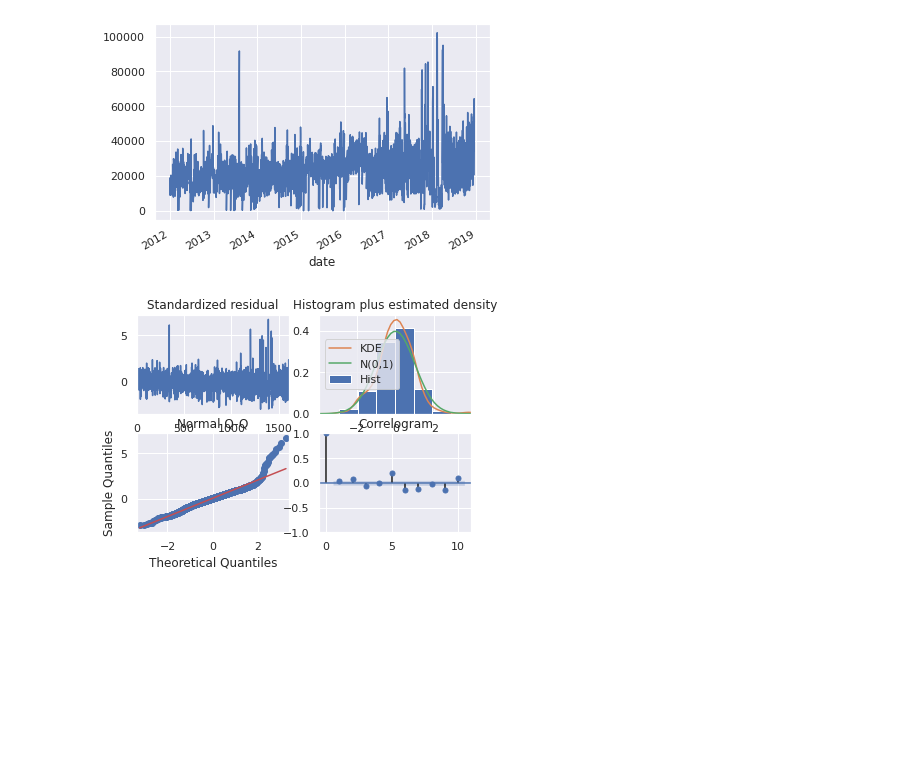
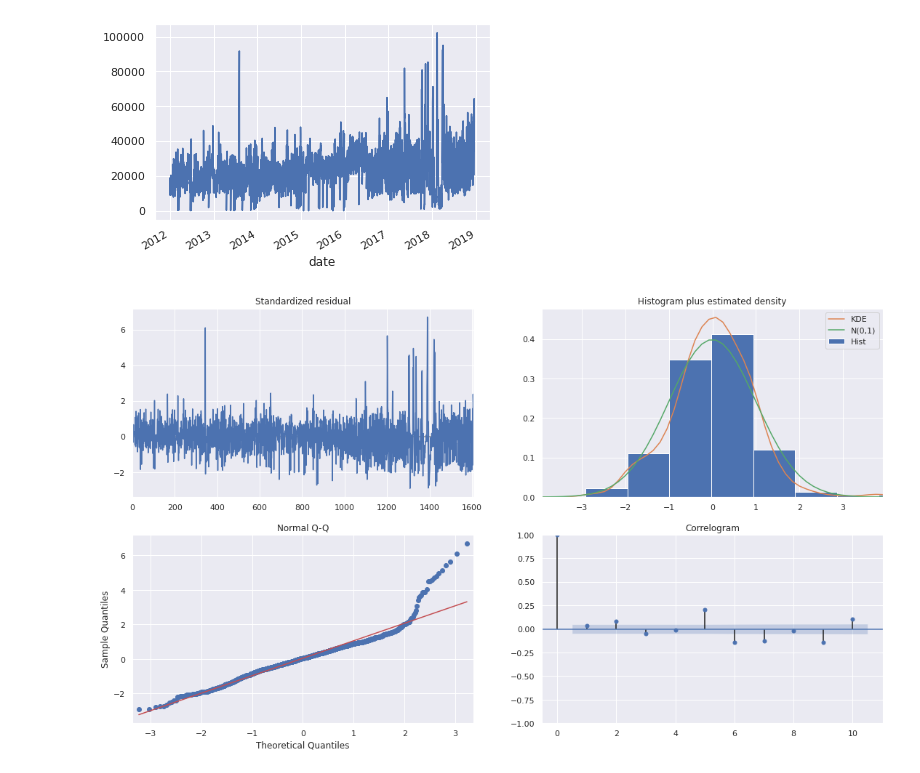
Before and after one commit to JonHaz/Capstone-2-LVMH-Sales-in-Iowa, a Jupyter notebook: LVMH_Capstone_Two_Modeling.ipynb, the cells around one changed output. Drawn from its saved outputs; the diff is of its cells as text; code cells hidden in the pictures; blank space fills up the shorter version.

```diff
--- a/LVMH_Capstone_Two_Modeling.ipynb
+++ b/LVMH_Capstone_Two_Modeling.ipynb
@@ -554,8 +554,12 @@ plt.show()
 # %% [output]
 8780.935879006476
 [figure]
-# %%
-results.plot_diagnostics()
-plt.show()
-# %% [output]
-[figure, removed]
+# %%
+results.plot_diagnostics()
+
+import matplotlib.pyplot as plt
+fig = plt.gcf()
+fig.set_size_inches(18.5, 10.5)
+plt.show()
+# %% [output]
+[figure, added]
```
